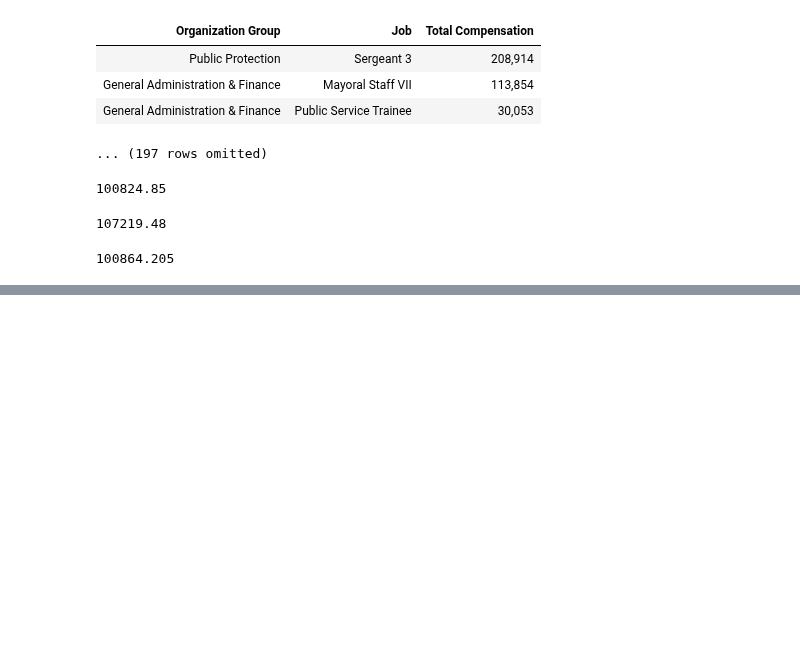
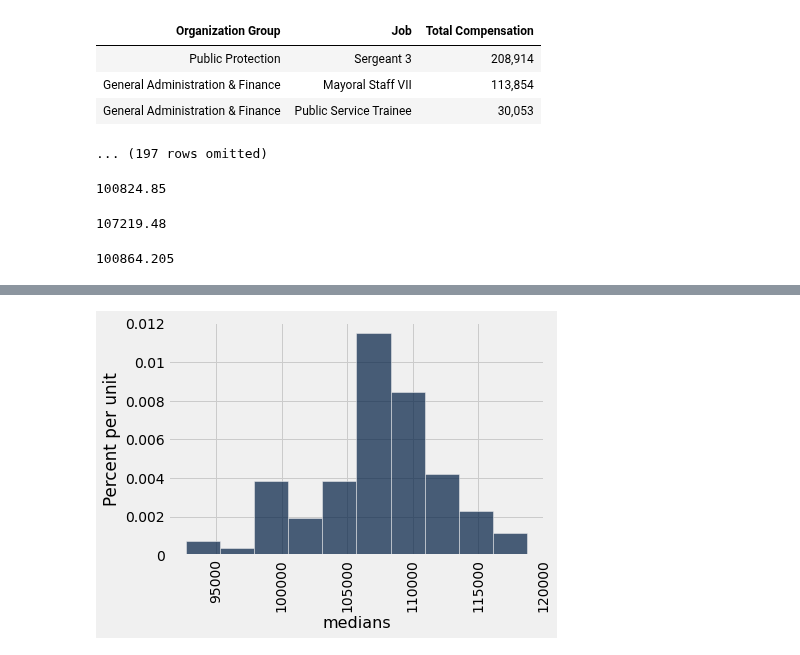
Before and after one commit to ciretorres/python, a Jupyter notebook: data8.2x/Week5/sec10_confidence_intervals.ipynb, the cells around one changed output, grey strips where cells are left out. Drawn from its saved outputs; the diff is of its cells as text; code cells hidden in the pictures; blank space fills up the shorter version.

```diff
--- a/data8.2x/Week5/sec10_confidence_intervals.ipynb
+++ b/data8.2x/Week5/sec10_confidence_intervals.ipynb
@@ -74,0 +89,4 @@ np.median(sample_from_population.column('Total Compensation'))
+# %%
+Table().with_column('medians', medians).hist(0)
+# %% [output]
+[figure, added]
```
Also changed, not shown: parts of 2 cells of this notebook.
